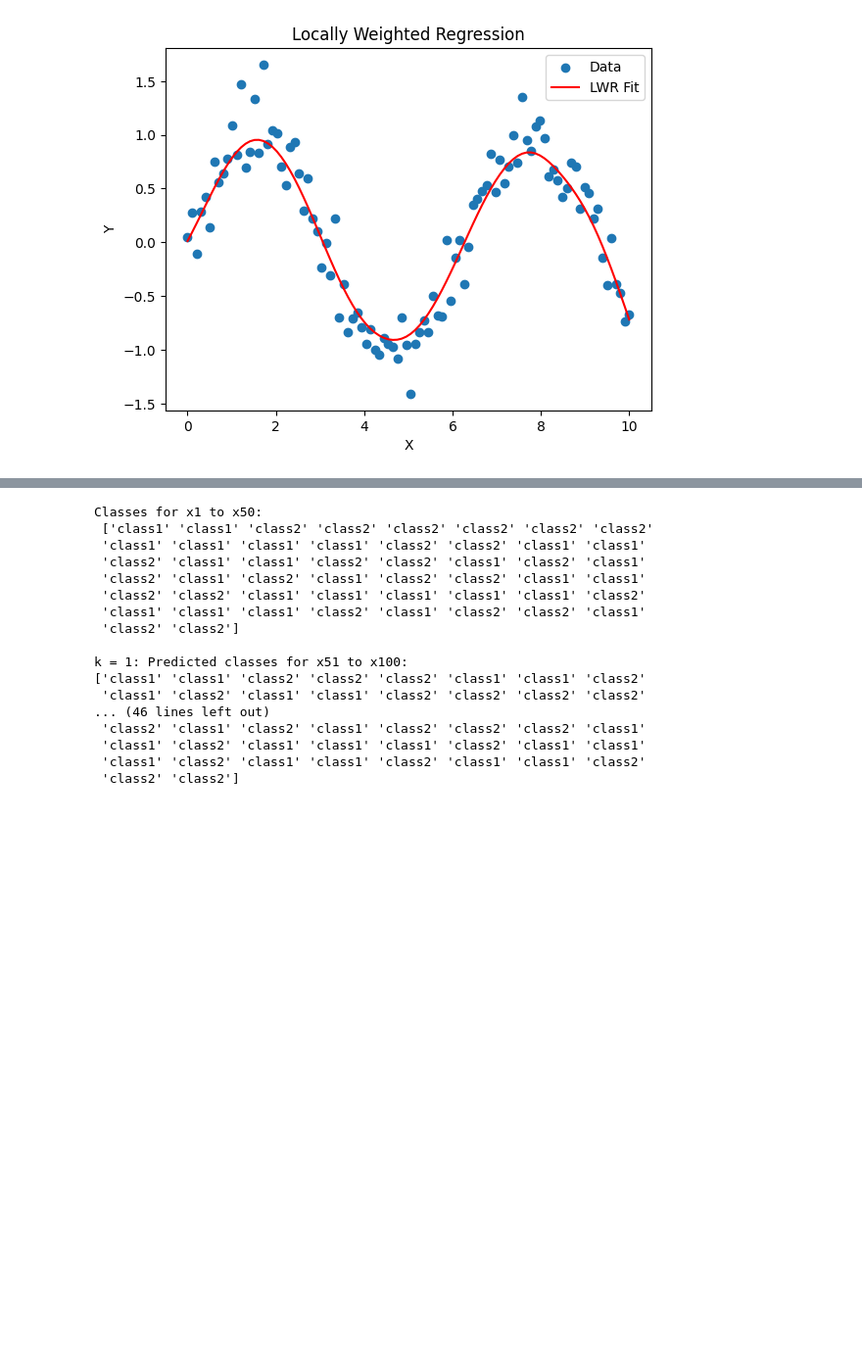
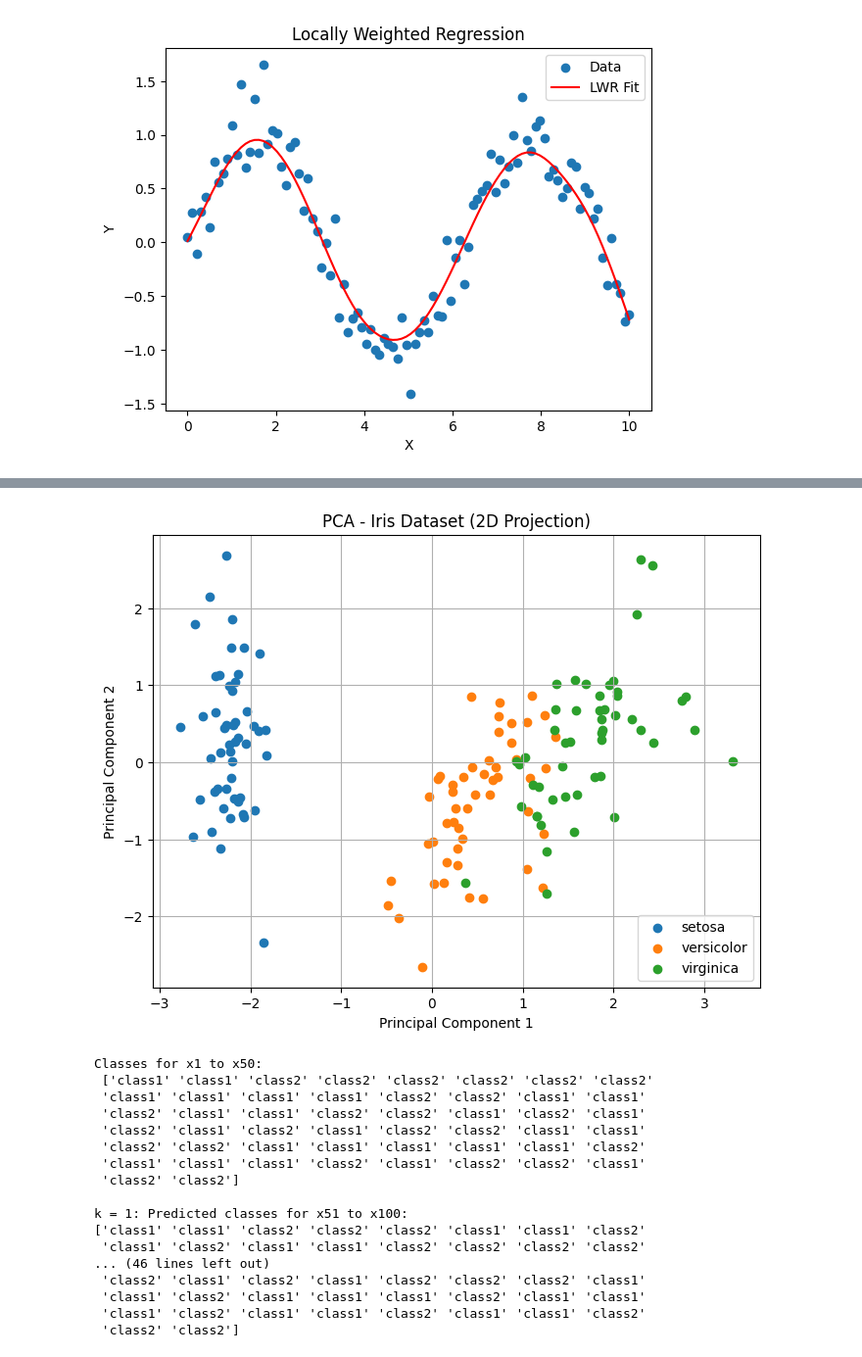
Before and after one commit to yogeeshsm/Labprograms-ML-, a Jupyter notebook: ML_Labprogram(BCM601).ipynb, the cells around one changed output, grey strips where cells are left out. Shown at 98% size. Saved outputs shown, nothing was run; the diff lists cells and outputs as text; code cells hidden in the pictures; blank space fills up the shorter version.

```diff
--- a/ML_Labprogram(BCM601).ipynb
+++ b/ML_Labprogram(BCM601).ipynb
@@ -40,3 +80,37 @@ if __name__ == "__main__":
+# %%
+import numpy as np
+import matplotlib.pyplot as plt
+from sklearn.datasets import load_iris
+from sklearn.preprocessing import StandardScaler
+from sklearn.decomposition import PCA
+
+# Step 1: Load the Iris dataset
+iris = load_iris()
+X = iris.data      # 4 features
+y = iris.target    # target labels
+labels = iris.target_names
+
+# Step 2: Standardize the features
+scaler = StandardScaler()
+X_scaled = scaler.fit_transform(X)
+
+# Step 3: Apply PCA to reduce from 4D to 2D
+pca = PCA(n_components=2)
+X_pca = pca.fit_transform(X_scaled)
+
+# Step 4: Visualize the result
+plt.figure(figsize=(8, 6))
+for target, label in enumerate(labels):
+    plt.scatter(X_pca[y == target, 0], X_pca[y == target, 1], label=label)
+
+plt.title("PCA - Iris Dataset (2D Projection)")
+plt.xlabel("Principal Component 1")
+plt.ylabel("Principal Component 2")
+plt.legend()
+plt.grid(True)
+plt.show()
+# %% [output]
+[figure, added]
 # %%
 import numpy as np
 from sklearn.neighbors import KNeighborsClassifier
```
Also changed, not shown: parts of 1 cell of this notebook.
